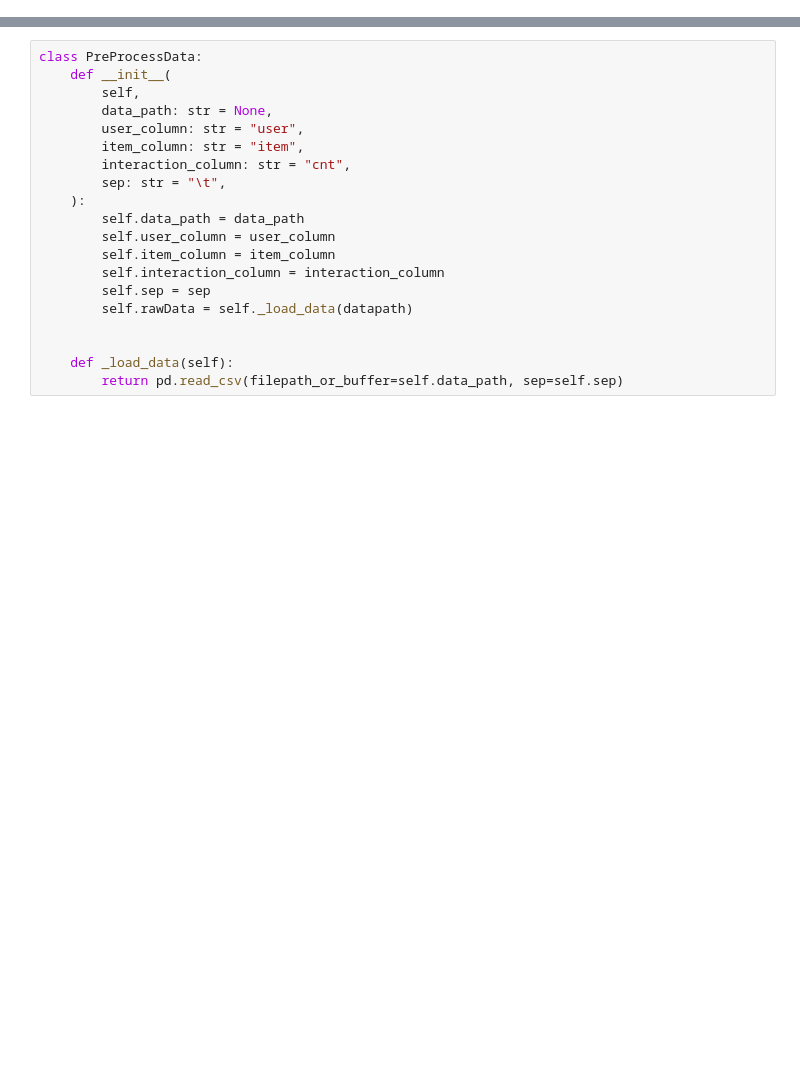
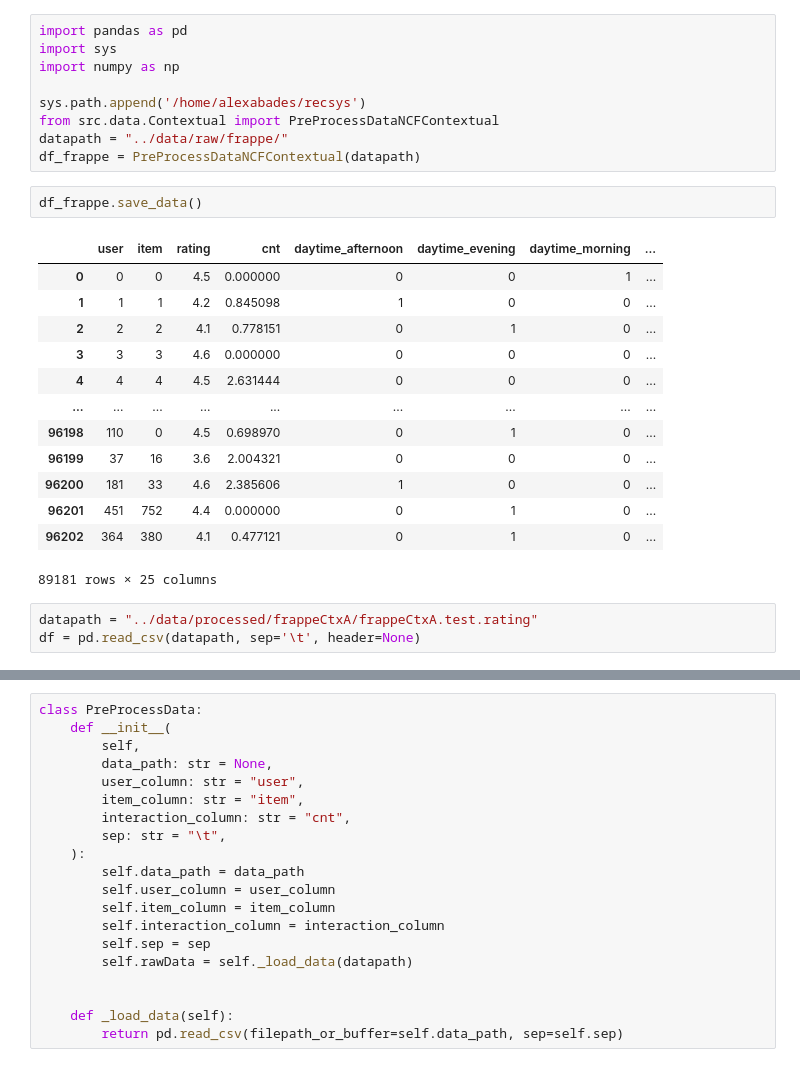
Before and after one commit to AlexAbades/recsys, a Jupyter notebook: src/notebooks/frappe.ipynb, the cells around one changed output, grey strips where cells are left out. Saved outputs shown, nothing was run; the diff lists cells and outputs as text; blank space fills up the shorter version.

Commit message:
Dataloader ContextAware NCF

```diff
--- a/src/notebooks/frappe.ipynb
+++ b/src/notebooks/frappe.ipynb
@@ -14,0 +19,28 @@ df_meta = df.merge(meta_app, on='item')
+# %%
+import pandas as pd
+import sys
+import numpy as np
+
+sys.path.append('/home/alexabades/recsys')
+from src.data.Contextual import PreProcessDataNCFContextual
+datapath = "../data/raw/frappe/"
+df_frappe = PreProcessDataNCFContextual(datapath)
+# %%
+df_frappe.save_data()
+# %% [output]
+|  | user | item | rating | cnt | daytime_afternoon | daytime_evening | daytime_morning | ... |
+| 0 | 0 | 0 | 4.5 | 0.000000 | 0 | 0 | 1 | ... |
+| 1 | 1 | 1 | 4.2 | 0.845098 | 1 | 0 | 0 | ... |
+| 2 | 2 | 2 | 4.1 | 0.778151 | 0 | 1 | 0 | ... |
+| 3 | 3 | 3 | 4.6 | 0.000000 | 0 | 0 | 0 | ... |
+| 4 | 4 | 4 | 4.5 | 2.631444 | 0 | 0 | 0 | ... |
+| ... | ... | ... | ... | ... | ... | ... | ... | ... |
+| 96198 | 110 | 0 | 4.5 | 0.698970 | 0 | 1 | 0 | ... |
+| 96199 | 37 | 16 | 3.6 | 2.004321 | 0 | 0 | 0 | ... |
+| 96200 | 181 | 33 | 4.6 | 2.385606 | 1 | 0 | 0 | ... |
+| 96201 | 451 | 752 | 4.4 | 0.000000 | 0 | 1 | 0 | ... |
+| 96202 | 364 | 380 | 4.1 | 0.477121 | 0 | 1 | 0 | ... |
+89181 rows × 25 columns
+# %%
+datapath = "../data/processed/frappeCtxA/frappeCtxA.test.rating"
+df = pd.read_csv(datapath, sep='\t', header=None)
```
Also changed, not shown: parts of 10 cells of this notebook, 6 other files.
